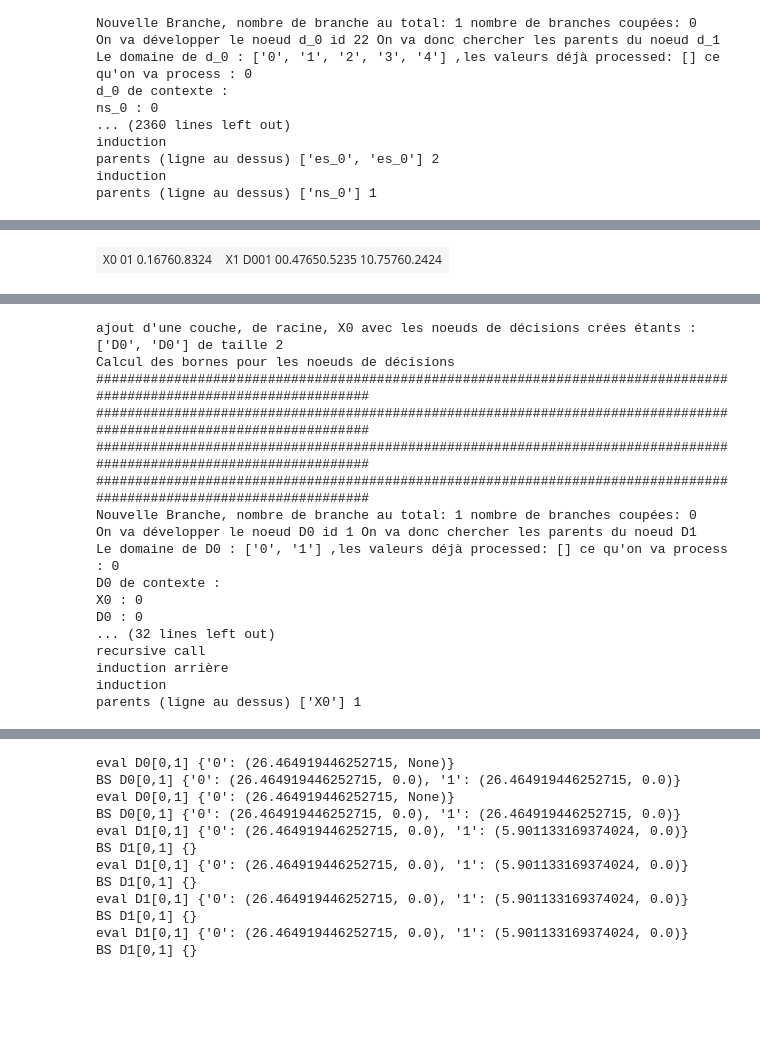
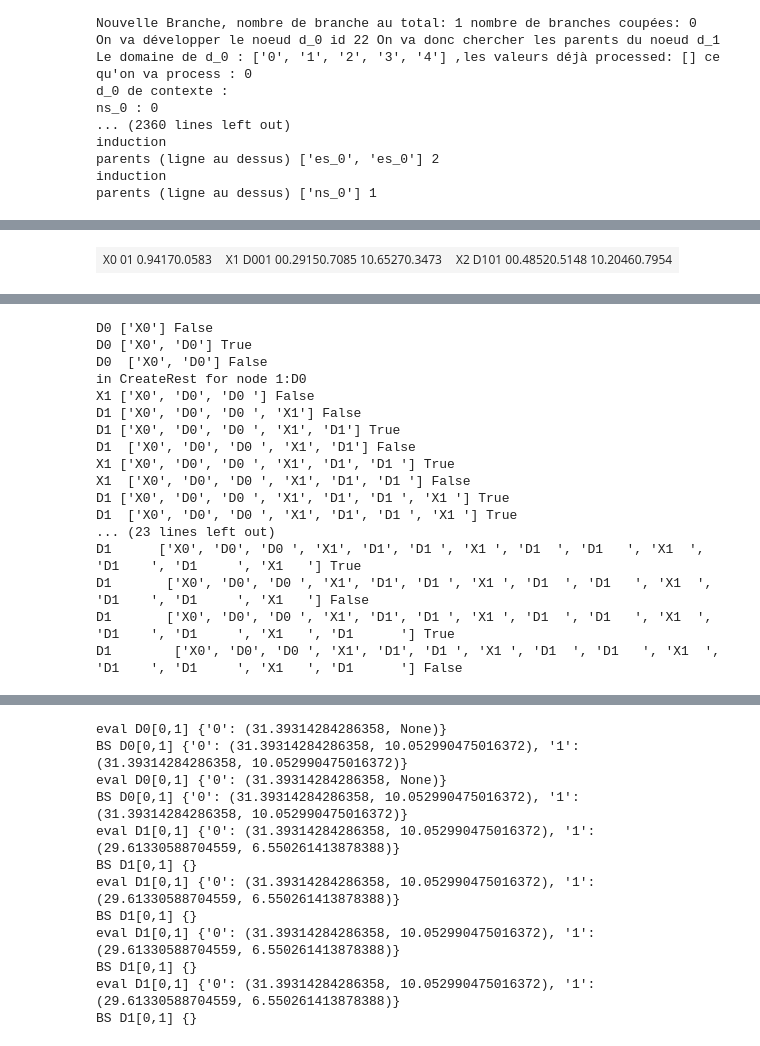
Before and after one commit to davidPinaud/PANDROIDE_InfDiag_BandB, a Jupyter notebook: code/code.ipynb, the cells around one changed output, grey strips where cells are left out. Drawn from its saved outputs; the diff is of its cells as text; code cells hidden in the pictures; blank space fills up the shorter version.

Commit message:
Patch et Ajout de fonctions qui permettent la visualisation du graphe ET/OU construit pendant le branchAndBound et le graphe ET/OU complet sans les élaguage

```diff
--- a/code/code.ipynb
+++ b/code/code.ipynb
@@ -150,15 +132,22 @@ Calcul des évaluations pour les noeuds de décisions
 # %%
-ID=gum.fastID("X0->*D0->X1->*D1->$U0")
-gnb.sideBySide(*[ID.cpt(id) for id in ID.nodes() if ID.isChanceNode(id)])
-gnb.showInfluenceDiagram(ID)
-ordre=[ID.idFromName("D0"),ID.idFromName("D1")]
-bnb=BranchAndBoundLIMIDInference(ID,ordre,True)
+import pyAgrum as gum
+import pyAgrum.lib.notebook as gnb
+from bandbLIMID import BranchAndBoundLIMIDInference
+from exemple_robot import createIDRobot
+import numpy as np
+
+IDTest=gum.fastID("X0->*D0->X1->*D1->X2->$U0")
+gnb.sideBySide(*[IDTest.cpt(id) for id in IDTest.nodes() if IDTest.isChanceNode(id)])
+gnb.showInfluenceDiagram(IDTest)
+ordre=[IDTest.idFromName("D0"),IDTest.idFromName("D1")]
+bnb=BranchAndBoundLIMIDInference(IDTest,ordre,False)
 bnb.branchAndBound()
 gnb.show(bnb.viewAndOrGraph())
+gnb.show(bnb.viewAndOrGraphNoCuts())
 andOrGraph=bnb.andOrGraph
 for nodeDecision in andOrGraph.getNoeudDecision():
-    print("eval",ID.variable(nodeDecision.getID()),nodeDecision.getEvaluation())
-    print("BS",ID.variable(nodeDecision.getID()),nodeDecision.getBorneSup())
+    print("eval",IDTest.variable(nodeDecision.getID()),nodeDecision.getEvaluation())
+    print("BS",IDTest.variable(nodeDecision.getID()),nodeDecision.getBorneSup())
 # %% [output]
-| X0 01 0.16760.8324 | X1 D001 00.47650.5235 10.75760.2424 |
+| X0 01 0.94170.0583 | X1 D001 00.29150.7085 10.65270.3473 | X2 D101 00.48520.5148 10.20460.7954 |
 [drawing not drawn]
@@ -165,17 +155,17 @@ for nodeDecision in andOrGraph.getNoeudDecision():
-ajout d'une couche, de racine, X0 avec les noeuds de décisions crées étants : ['D0', 'D0'] de taille 2
-Calcul des bornes pour les noeuds de décisions
-####################################################################################################################
-####################################################################################################################
-####################################################################################################################
-####################################################################################################################
-Nouvelle Branche, nombre de branche au total: 1 nombre de branches coupées: 0
-On va développer le noeud D0 id 1 On va donc chercher les parents du noeud D1
-Le domaine de D0 : ['0', '1'] ,les valeurs déjà processed: [] ce qu'on va process : 0
-D0 de contexte :
-X0 : 0
-D0 : 0
-... (32 lines left out)
-recursive call
-induction arrière
-induction
-parents (ligne au dessus) ['X0'] 1
+D0 ['X0'] False
+D0 ['X0', 'D0'] True
+D0  ['X0', 'D0'] False
+in CreateRest for node 1:D0
+X1 ['X0', 'D0', 'D0 '] False
+D1 ['X0', 'D0', 'D0 ', 'X1'] False
+D1 ['X0', 'D0', 'D0 ', 'X1', 'D1'] True
+D1  ['X0', 'D0', 'D0 ', 'X1', 'D1'] False
+X1 ['X0', 'D0', 'D0 ', 'X1', 'D1', 'D1 '] True
+X1  ['X0', 'D0', 'D0 ', 'X1', 'D1', 'D1 '] False
+D1 ['X0', 'D0', 'D0 ', 'X1', 'D1', 'D1 ', 'X1 '] True
+D1  ['X0', 'D0', 'D0 ', 'X1', 'D1', 'D1 ', 'X1 '] True
+... (23 lines left out)
+D1      ['X0', 'D0', 'D0 ', 'X1', 'D1', 'D1 ', 'X1 ', 'D1  ', 'D1   ', 'X1  ', 'D1    ', 'D1     ', 'X1   '] True
+D1       ['X0', 'D0', 'D0 ', 'X1', 'D1', 'D1 ', 'X1 ', 'D1  ', 'D1   ', 'X1  ', 'D1    ', 'D1     ', 'X1   '] False
+D1       ['X0', 'D0', 'D0 ', 'X1', 'D1', 'D1 ', 'X1 ', 'D1  ', 'D1   ', 'X1  ', 'D1    ', 'D1     ', 'X1   ', 'D1      '] True
+D1        ['X0', 'D0', 'D0 ', 'X1', 'D1', 'D1 ', 'X1 ', 'D1  ', 'D1   ', 'X1  ', 'D1    ', 'D1     ', 'X1   ', 'D1      '] False
@@ -183,12 +173,12 @@ parents (ligne au dessus) ['X0'] 1
-eval D0[0,1] {'0': (26.464919446252715, None)}
-BS D0[0,1] {'0': (26.464919446252715, 0.0), '1': (26.464919446252715, 0.0)}
-eval D0[0,1] {'0': (26.464919446252715, None)}
-BS D0[0,1] {'0': (26.464919446252715, 0.0), '1': (26.464919446252715, 0.0)}
-eval D1[0,1] {'0': (26.464919446252715, 0.0), '1': (5.901133169374024, 0.0)}
+eval D0[0,1] {'0': (31.39314284286358, None)}
+BS D0[0,1] {'0': (31.39314284286358, 10.052990475016372), '1': (31.39314284286358, 10.052990475016372)}
+eval D0[0,1] {'0': (31.39314284286358, None)}
+BS D0[0,1] {'0': (31.39314284286358, 10.052990475016372), '1': (31.39314284286358, 10.052990475016372)}
+eval D1[0,1] {'0': (31.39314284286358, 10.052990475016372), '1': (29.61330588704559, 6.550261413878388)}
 BS D1[0,1] {}
-eval D1[0,1] {'0': (26.464919446252715, 0.0), '1': (5.901133169374024, 0.0)}
+eval D1[0,1] {'0': (31.39314284286358, 10.052990475016372), '1': (29.61330588704559, 6.550261413878388)}
 BS D1[0,1] {}
-eval D1[0,1] {'0': (26.464919446252715, 0.0), '1': (5.901133169374024, 0.0)}
+eval D1[0,1] {'0': (31.39314284286358, 10.052990475016372), '1': (29.61330588704559, 6.550261413878388)}
 BS D1[0,1] {}
-eval D1[0,1] {'0': (26.464919446252715, 0.0), '1': (5.901133169374024, 0.0)}
+eval D1[0,1] {'0': (31.39314284286358, 10.052990475016372), '1': (29.61330588704559, 6.550261413878388)}
 BS D1[0,1] {}
```
Also changed, not shown: parts of 11 cells of this notebook, 5 other files.
